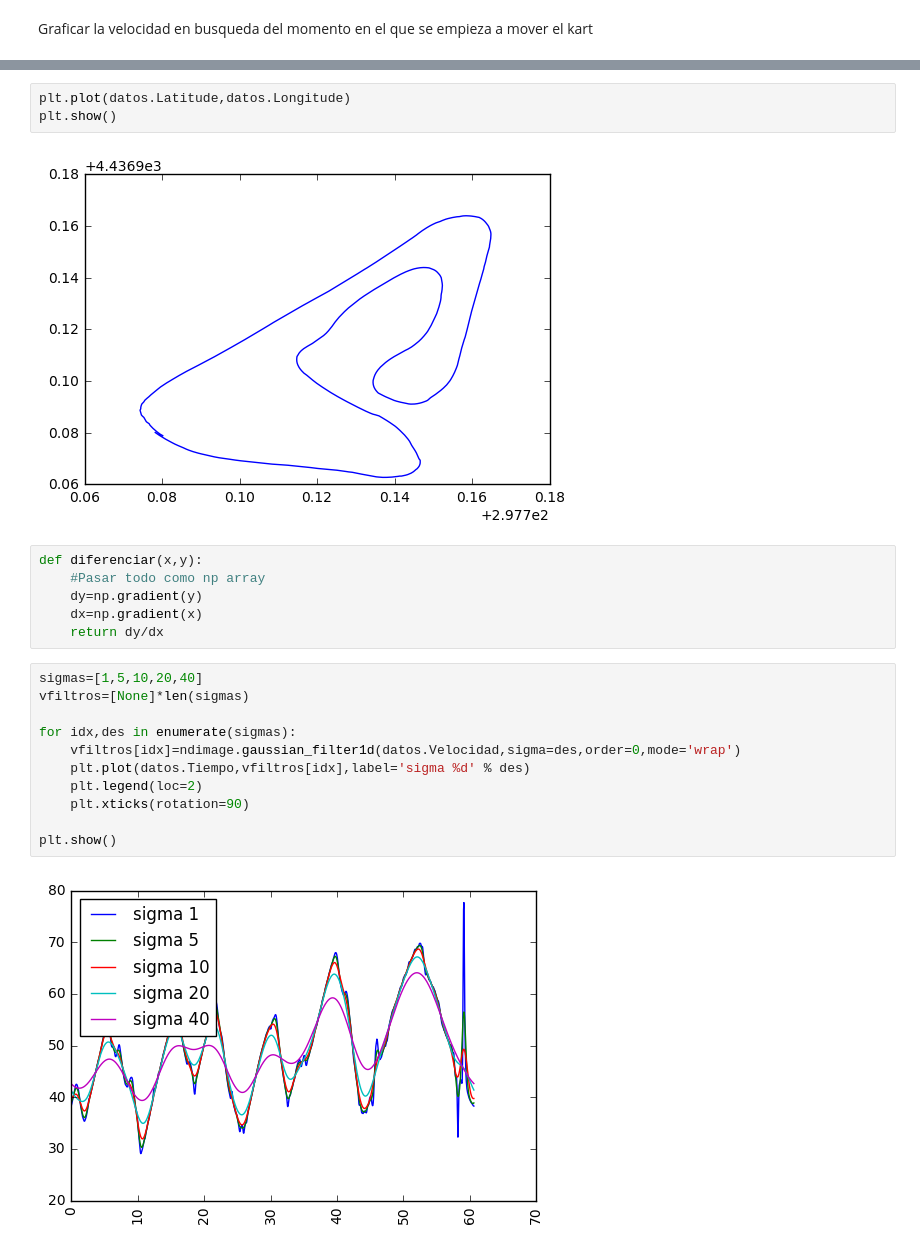
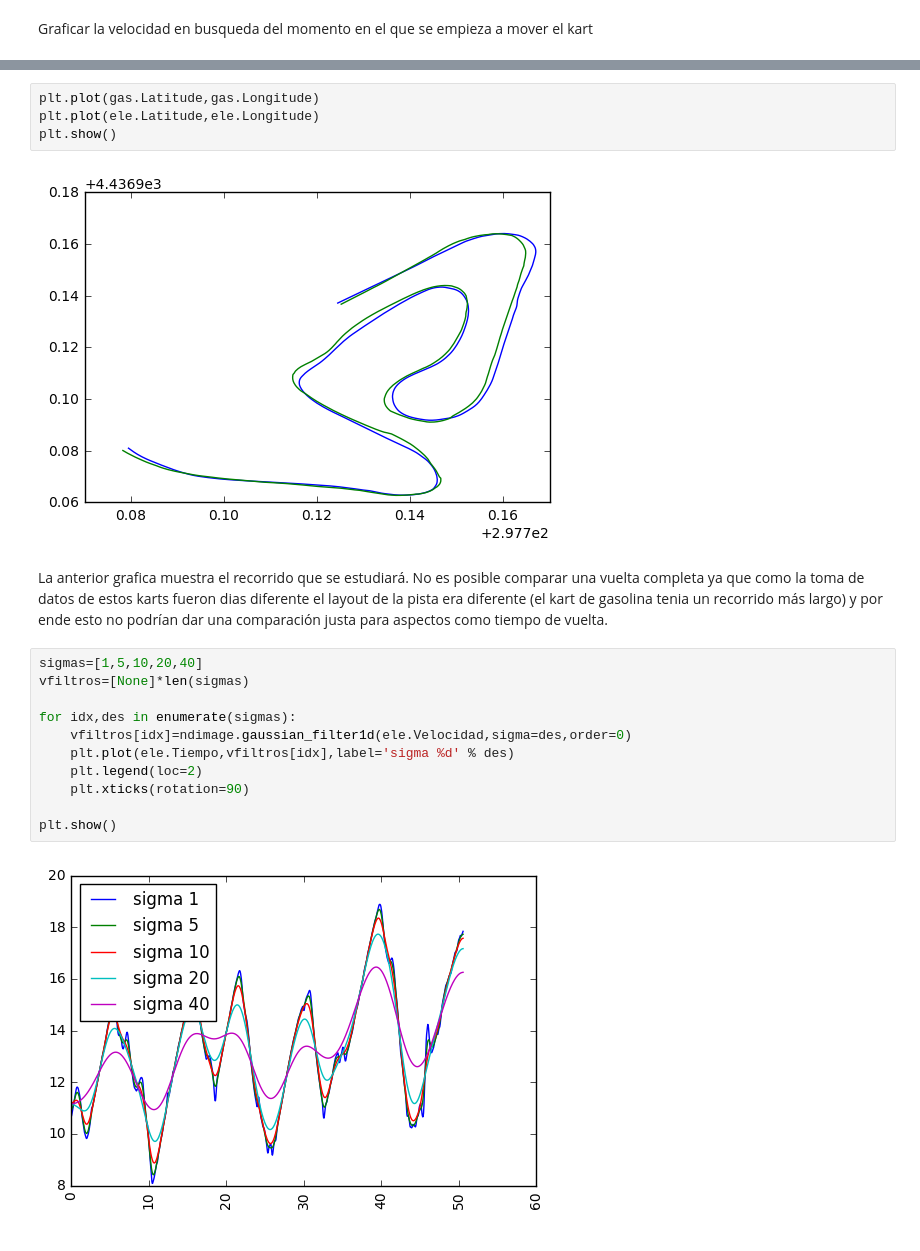
Before and after one commit to jrod781/Herramientas-Computacionales-IMEC3602, a Jupyter notebook: 04_taller03/taller3.ipynb, the cells around one changed output, grey strips where cells are left out. Drawn from its saved outputs; the diff is of its cells as text.

```diff
--- a/04_taller03/taller3.ipynb
+++ b/04_taller03/taller3.ipynb
@@ -100,24 +148,21 @@ plt.show()
 # %%
-plt.plot(datos.Latitude,datos.Longitude)
+plt.plot(gas.Latitude,gas.Longitude)
+plt.plot(ele.Latitude,ele.Longitude)
 plt.show()
 # %% [output]
-[figure, old version]
+[figure, new version]
-# %%
-def diferenciar(x,y):
-    #Pasar todo como np array
-    dy=np.gradient(y)
-    dx=np.gradient(x)
-    return dy/dx
+# %% [markdown]
+La anterior grafica muestra el recorrido que se estudiará. No es posible comparar una vuelta completa ya que como la toma de datos de estos karts fueron dias diferente el layout de la pista era diferente (el kart de gasolina tenia un recorrido más largo) y por ende esto no podrían dar una comparación justa para aspectos como tiempo de vuelta.
 # %%
 sigmas=[1,5,10,20,40]
 vfiltros=[None]*len(sigmas)
 
 for idx,des in enumerate(sigmas):
-    vfiltros[idx]=ndimage.gaussian_filter1d(datos.Velocidad,sigma=des,order=0,mode='wrap')
-    plt.plot(datos.Tiempo,vfiltros[idx],label='sigma %d' % des)
+    vfiltros[idx]=ndimage.gaussian_filter1d(ele.Velocidad,sigma=des,order=0)
+    plt.plot(ele.Tiempo,vfiltros[idx],label='sigma %d' % des)
     plt.legend(loc=2)
     plt.xticks(rotation=90)
 
 plt.show()
 # %% [output]
-[figure, old version]
+[figure, new version]
```
Also changed, not shown: parts of 28 cells of this notebook, 10 other files.
